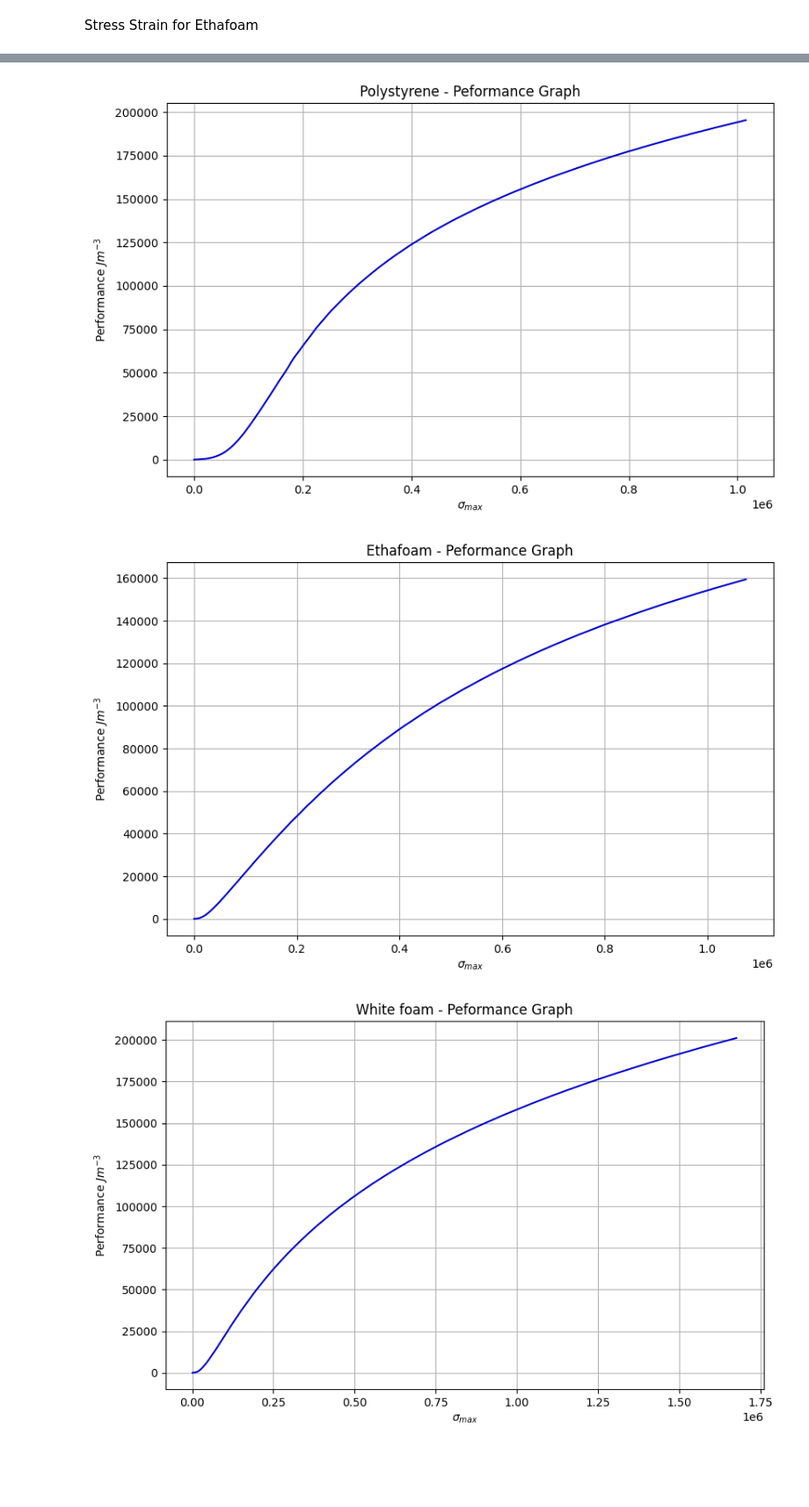
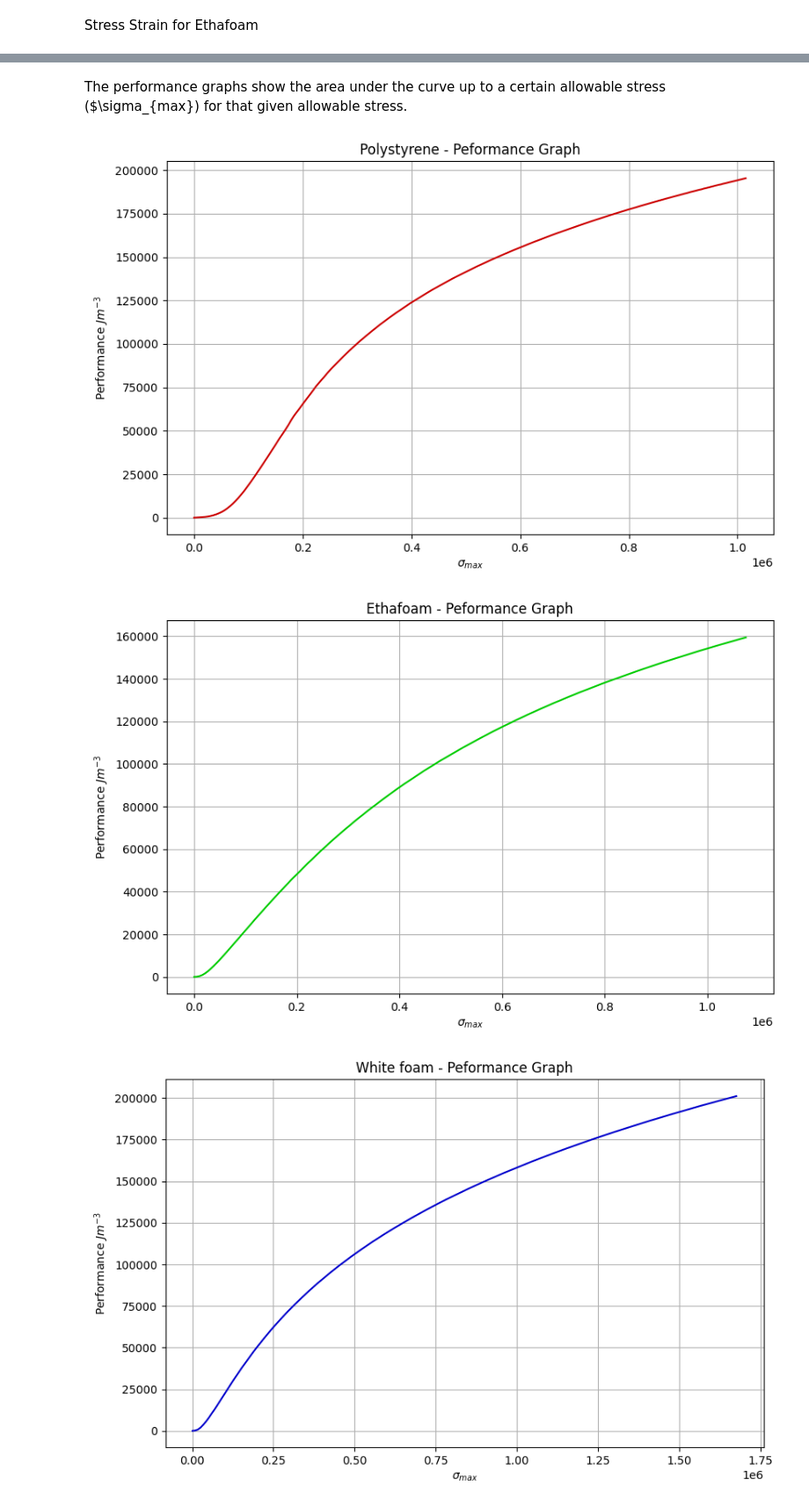
Before and after one commit to JRT03/PackingFoam_Project, a Jupyter notebook: Stress_strain_curves.ipynb, the cells around one changed output, grey strips where cells are left out. Shown: that part at 88% size. Cells and saved outputs as stored; diff of their text form; code cells hidden in the pictures; blank space fills up the shorter version.

```diff
--- a/Stress_strain_curves.ipynb
+++ b/Stress_strain_curves.ipynb
@@ -146,27 +194,29 @@ print(area)
+# %% [markdown]
+The performance graphs show the area under the curve up to a certain allowable stress ($\sigma_{max}) for that given allowable stress.
 # %%
 sigs_sty, performance_sty = performance_vs_sigmax(stress_sty,strain_sty)
 
 plt.figure(figsize=(9.5,6),dpi=100)
 plt.grid()
-plt.plot(sigs_sty,performance_sty,'-',linewidth=1.5,color = [0, 0, 0.8])
+plt.plot(sigs_sty,performance_sty,'-',linewidth=1.5,color = [0.8, 0, 0])
 plt.xlabel('$\sigma_{max}$')
 plt.ylabel('Performance $Jm^{-3}$')
 plt.title('Polystyrene - Peformance Graph')
 plt.show()
 # %% [output]
-[figure, old version]
+[figure, new version]
 # %%
 sigs_etha, performance_etha = performance_vs_sigmax(stress_etha,strain_etha)
 
 plt.figure(figsize=(9.5,6),dpi=100)
 plt.grid()
-plt.plot(sigs_etha,performance_etha,'-',linewidth=1.5,color = [0, 0, 0.8])
+plt.plot(sigs_etha,performance_etha,'-',linewidth=1.5,color = [0, 0.8, 0])
 plt.xlabel('$\sigma_{max}$')
 plt.ylabel('Performance $Jm^{-3}$')
 plt.title('Ethafoam - Peformance Graph')
 plt.show()
 # %% [output]
-[figure, old version]
+[figure, new version]
 # %%
 sigs_white, performance_white = performance_vs_sigmax(stress_white,strain_white)
 
```
Also changed, not shown: parts of 12 cells of this notebook.
